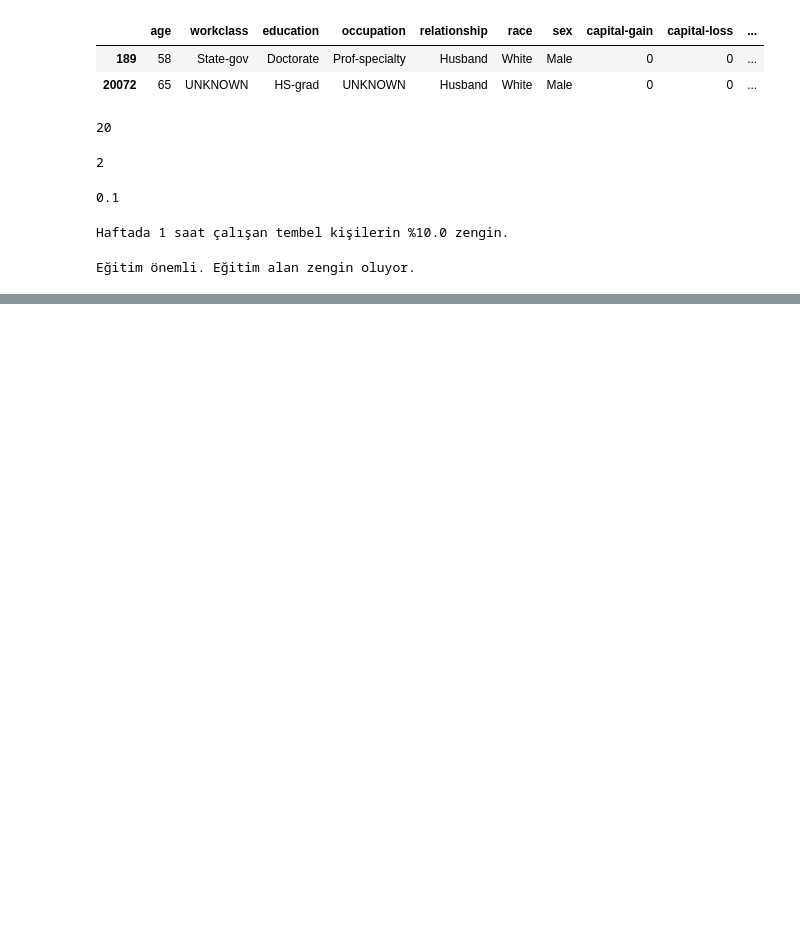
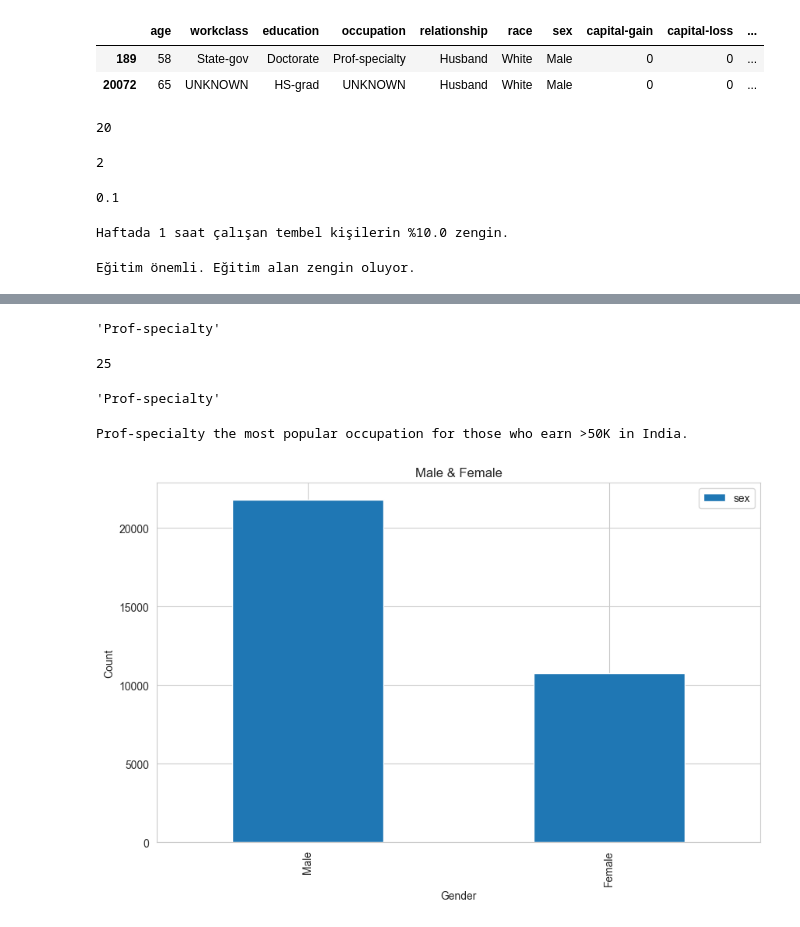
Before and after one commit to SefaYusuf/EDA, a Jupyter notebook: EDA-Ders2.ipynb, the cells around one changed output, grey strips where cells are left out. Drawn from its saved outputs; the diff is of its cells as text; code cells hidden in the pictures; blank space fills up the shorter version.

```diff
--- a/EDA-Ders2.ipynb
+++ b/EDA-Ders2.ipynb
@@ -870,0 +1181,25 @@ Eğitim önemli. Eğitim alan zengin oluyor.
+# %%
+df[top_IN_occupation]['occupation'].value_counts().index[0]
+# %% [output]
+'Prof-specialty'
+# %%
+df[top_IN_occupation]['occupation'].value_counts()[0]
+# %% [output]
+25
+# %%
+a =  df[top_IN_occupation]["occupation"].mode()[0]
+a
+# %% [output]
+'Prof-specialty'
+# %%
+print(f"{a} the most popular occupation for those who earn >50K in India.")
+# %% [output]
+Prof-specialty the most popular occupation for those who earn >50K in India.
+# %%
+df["sex"].value_counts().plot(kind="bar");
+plt.xlabel("Gender")
+plt.ylabel("Count")
+plt.title("Male & Female")
+plt.legend();
+# %% [output]
+[figure, added]
```
Also changed, not shown: parts of 68 cells of this notebook, 2 other files.
